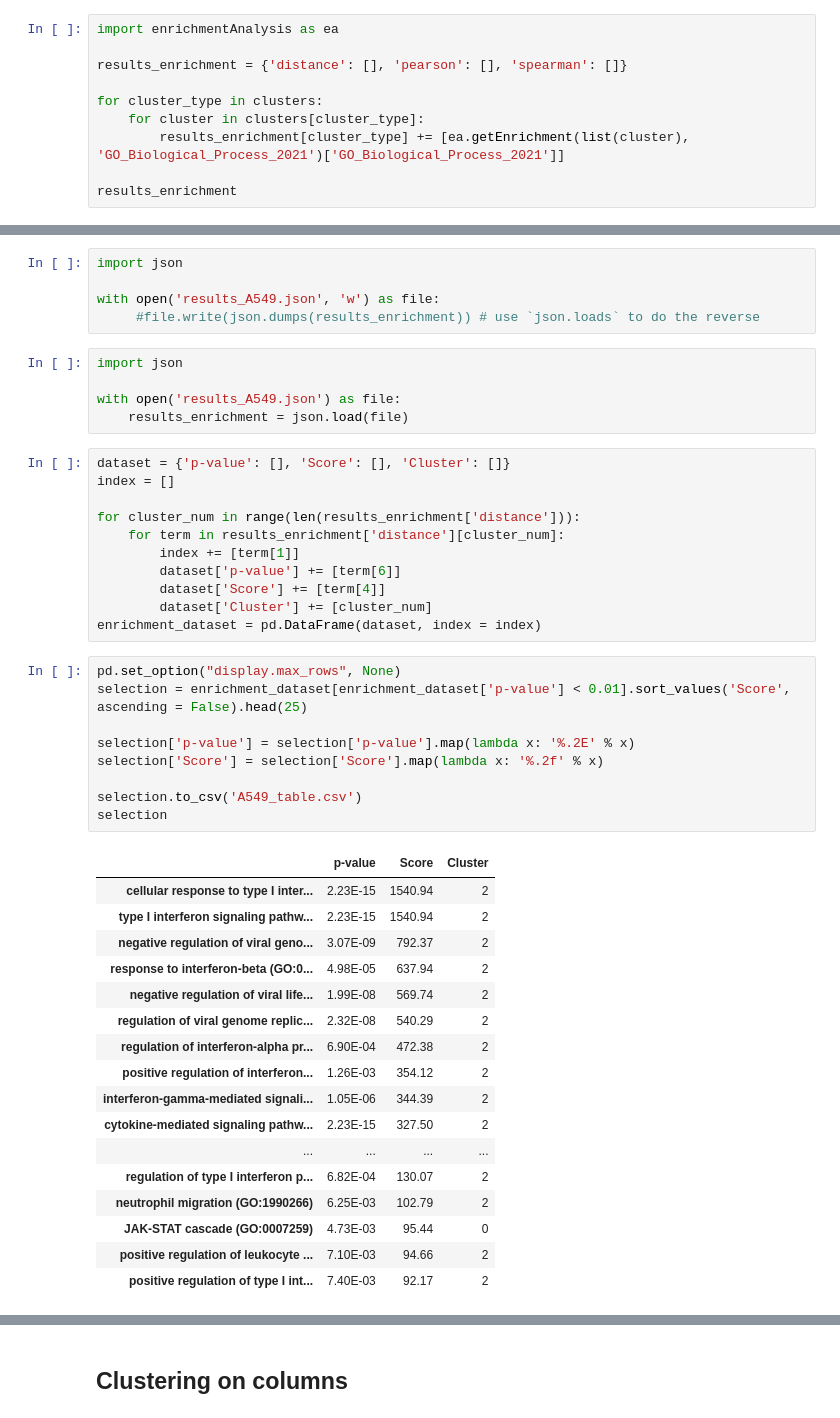
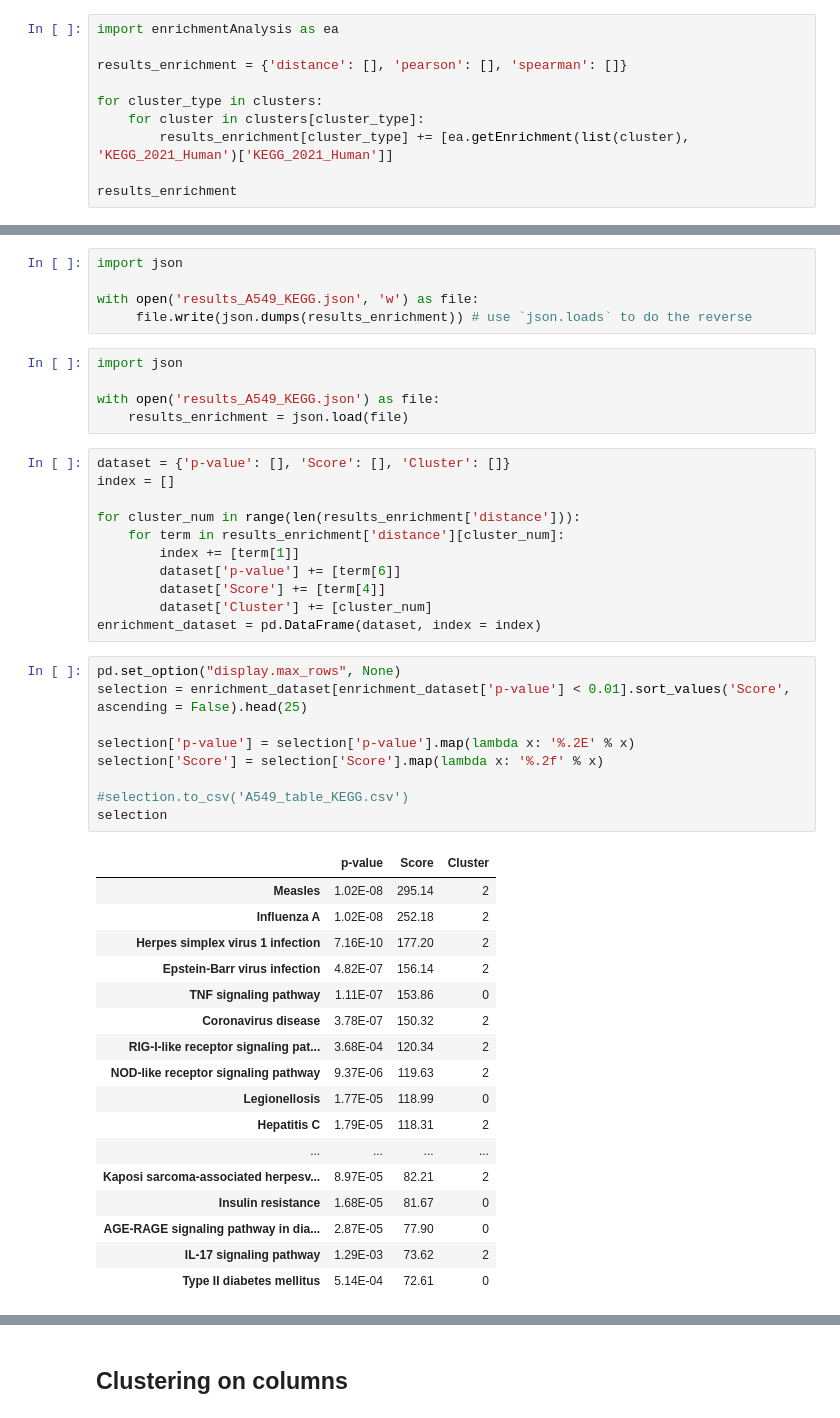
Before and after one commit to PRodrigues98/Analysis-of-regulatory-response-to-SARS-CoV-2-infection, a Jupyter notebook: Clustering/Clustering_A549.ipynb, the cells around one changed output, grey strips where cells are left out. Cells and saved outputs as stored; diff of their text form.

```diff
--- a/Clustering/Clustering_A549.ipynb
+++ b/Clustering/Clustering_A549.ipynb
@@ -176,7 +180,7 @@ results_enrichment = {'distance': [], 'pearson': [], 'spearman': []}
 
 for cluster_type in clusters:
     for cluster in clusters[cluster_type]:
-        results_enrichment[cluster_type] += [ea.getEnrichment(list(cluster), 'GO_Biological_Process_2021')['GO_Biological_Process_2021']]
+        results_enrichment[cluster_type] += [ea.getEnrichment(list(cluster), 'KEGG_2021_Human')['KEGG_2021_Human']]
 
 results_enrichment
 # %% [output]
@@ -209,12 +213,12 @@ Order of returned results is: Rank, Term name, P-value, Z-score, Combined score,
 # %%
 import json
 
-with open('results_A549.json', 'w') as file:
-     #file.write(json.dumps(results_enrichment)) # use `json.loads` to do the reverse
+with open('results_A549_KEGG.json', 'w') as file:
+     file.write(json.dumps(results_enrichment)) # use `json.loads` to do the reverse
 # %%
 import json
 
-with open('results_A549.json') as file:
+with open('results_A549_KEGG.json') as file:
     results_enrichment = json.load(file)
 # %%
 dataset = {'p-value': [], 'Score': [], 'Cluster': []}
@@ -230,27 +234,27 @@ enrichment_dataset = pd.DataFrame(dataset, index = index)
 # %%
 pd.set_option("display.max_rows", None)
 selection = enrichment_dataset[enrichment_dataset['p-value'] < 0.01].sort_values('Score', ascending = False).head(25)
 
 selection['p-value'] = selection['p-value'].map(lambda x: '%.2E' % x)
 selection['Score'] = selection['Score'].map(lambda x: '%.2f' % x)
 
-selection.to_csv('A549_table.csv')
+#selection.to_csv('A549_table_KEGG.csv')
 selection
 # %% [output]
 |  | p-value | Score | Cluster |
-| cellular response to type I inter... | 2.23E-15 | 1540.94 | 2 |
-| type I interferon signaling pathw... | 2.23E-15 | 1540.94 | 2 |
-| negative regulation of viral geno... | 3.07E-09 | 792.37 | 2 |
-| response to interferon-beta (GO:0... | 4.98E-05 | 637.94 | 2 |
-| negative regulation of viral life... | 1.99E-08 | 569.74 | 2 |
-| regulation of viral genome replic... | 2.32E-08 | 540.29 | 2 |
-| regulation of interferon-alpha pr... | 6.90E-04 | 472.38 | 2 |
-| positive regulation of interferon... | 1.26E-03 | 354.12 | 2 |
-| interferon-gamma-mediated signali... | 1.05E-06 | 344.39 | 2 |
-| cytokine-mediated signaling pathw... | 2.23E-15 | 327.50 | 2 |
+| Measles | 1.02E-08 | 295.14 | 2 |
+| Influenza A | 1.02E-08 | 252.18 | 2 |
+| Herpes simplex virus 1 infection | 7.16E-10 | 177.20 | 2 |
+| Epstein-Barr virus infection | 4.82E-07 | 156.14 | 2 |
+| TNF signaling pathway | 1.11E-07 | 153.86 | 0 |
+| Coronavirus disease | 3.78E-07 | 150.32 | 2 |
+| RIG-I-like receptor signaling pat... | 3.68E-04 | 120.34 | 2 |
+| NOD-like receptor signaling pathway | 9.37E-06 | 119.63 | 2 |
+| Legionellosis | 1.77E-05 | 118.99 | 0 |
+| Hepatitis C | 1.79E-05 | 118.31 | 2 |
 | ... | ... | ... | ... |
-| regulation of type I interferon p... | 6.82E-04 | 130.07 | 2 |
-| neutrophil migration (GO:1990266) | 6.25E-03 | 102.79 | 2 |
-| JAK-STAT cascade (GO:0007259) | 4.73E-03 | 95.44 | 0 |
-| positive regulation of leukocyte ... | 7.10E-03 | 94.66 | 2 |
-| positive regulation of type I int... | 7.40E-03 | 92.17 | 2 |
+| Kaposi sarcoma-associated herpesv... | 8.97E-05 | 82.21 | 2 |
+| Insulin resistance | 1.68E-05 | 81.67 | 0 |
+| AGE-RAGE signaling pathway in dia... | 2.87E-05 | 77.90 | 0 |
+| IL-17 signaling pathway | 1.29E-03 | 73.62 | 2 |
+| Type II diabetes mellitus | 5.14E-04 | 72.61 | 0 |
```
Also changed, not shown: parts of 6 cells of this notebook, 19 other files.
